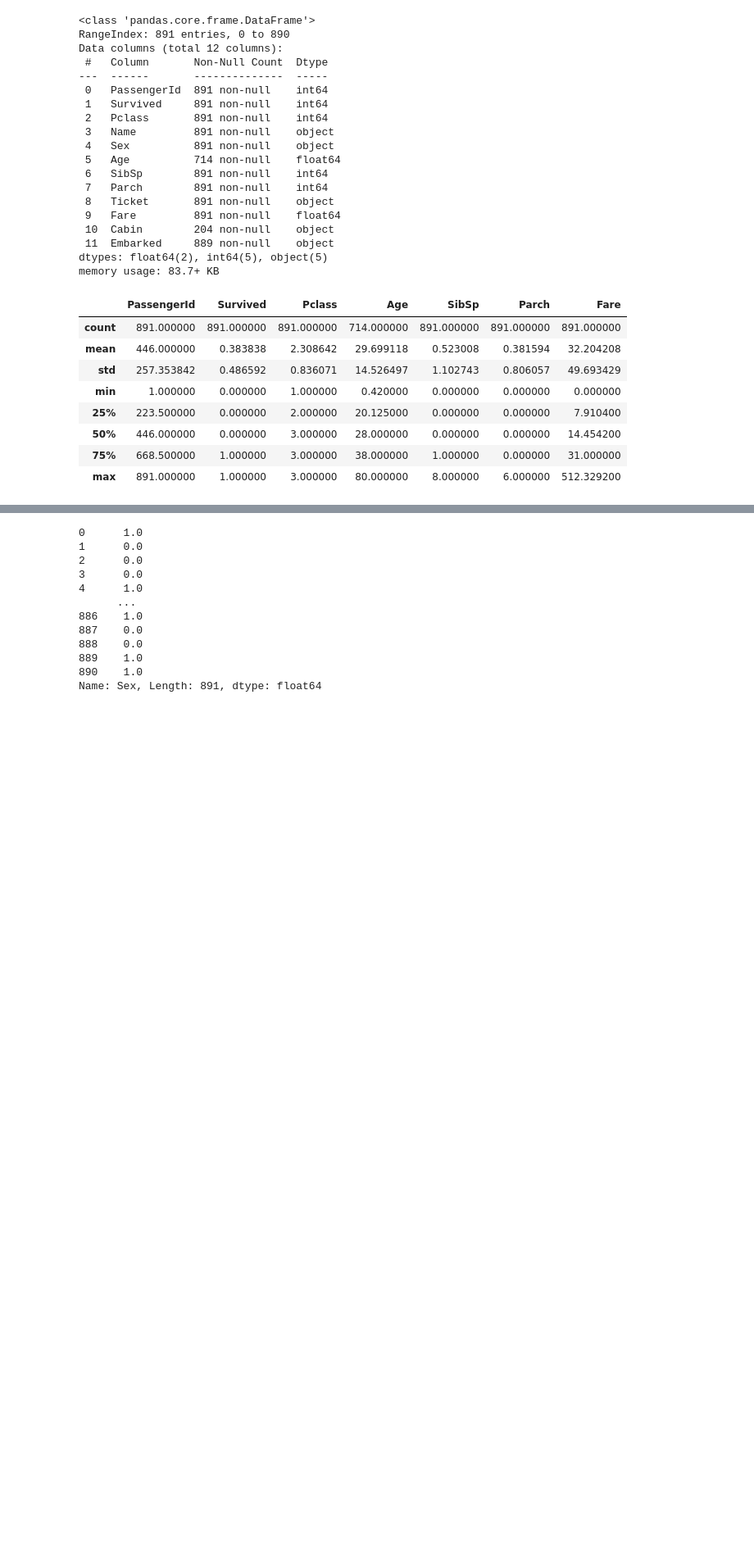
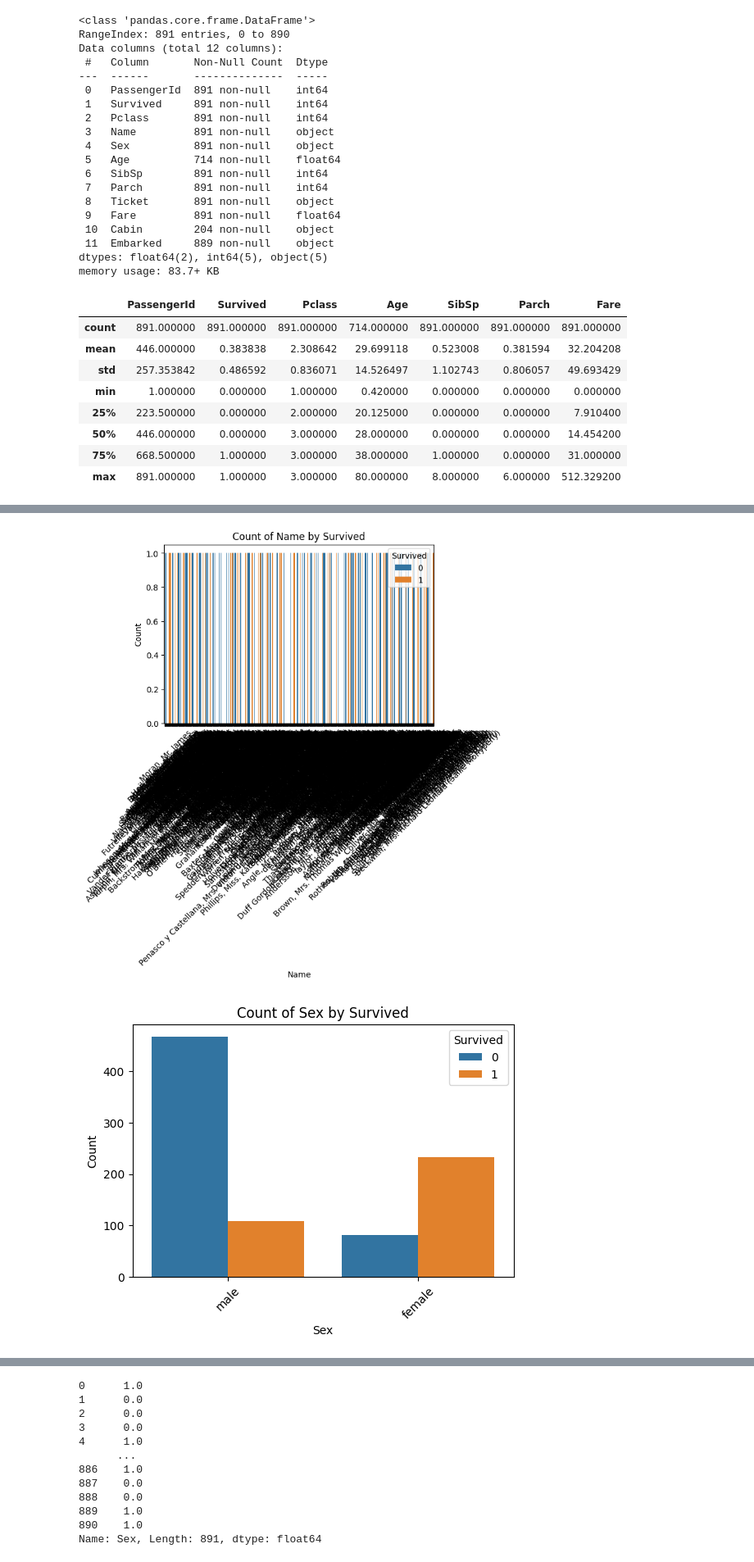
Before and after one commit to Haadikp/DataScience-and-ML-projects, a Jupyter notebook: Titanic_survival_prediction/Titanic_survival_prediction.ipynb, the cells around one changed output, grey strips where cells are left out. Shown at 82% size. Drawn from its saved outputs; the diff is of its cells as text; code cells hidden in the pictures; blank space fills up the shorter version.

```diff
--- a/Titanic_survival_prediction/Titanic_survival_prediction.ipynb
+++ b/Titanic_survival_prediction/Titanic_survival_prediction.ipynb
@@ -65,0 +89,13 @@ train.describe()
+# %%
+for i in train.columns:
+    if i != 'Survived' and train[i].dtype == 'object':  # for categorical columns
+        plt.figure(figsize=(6, 4))
+        sns.countplot(data=train, x=i, hue='Survived')
+        plt.title(f'Count of {i} by Survived')
+        plt.xlabel(i)
+        plt.ylabel('Count')
+        plt.xticks(rotation=45)
+        plt.show()
+# %% [output]
+[figure, added]
+[figure, added]
```
Also changed, not shown: parts of 14 cells of this notebook.
